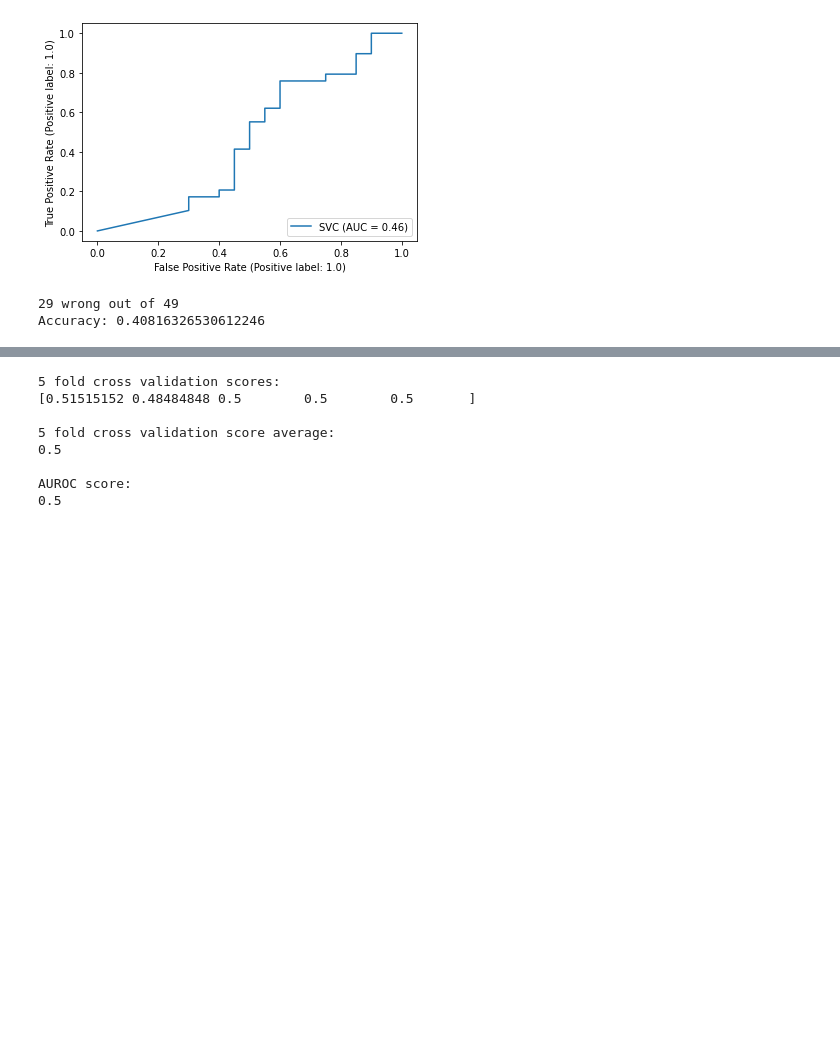
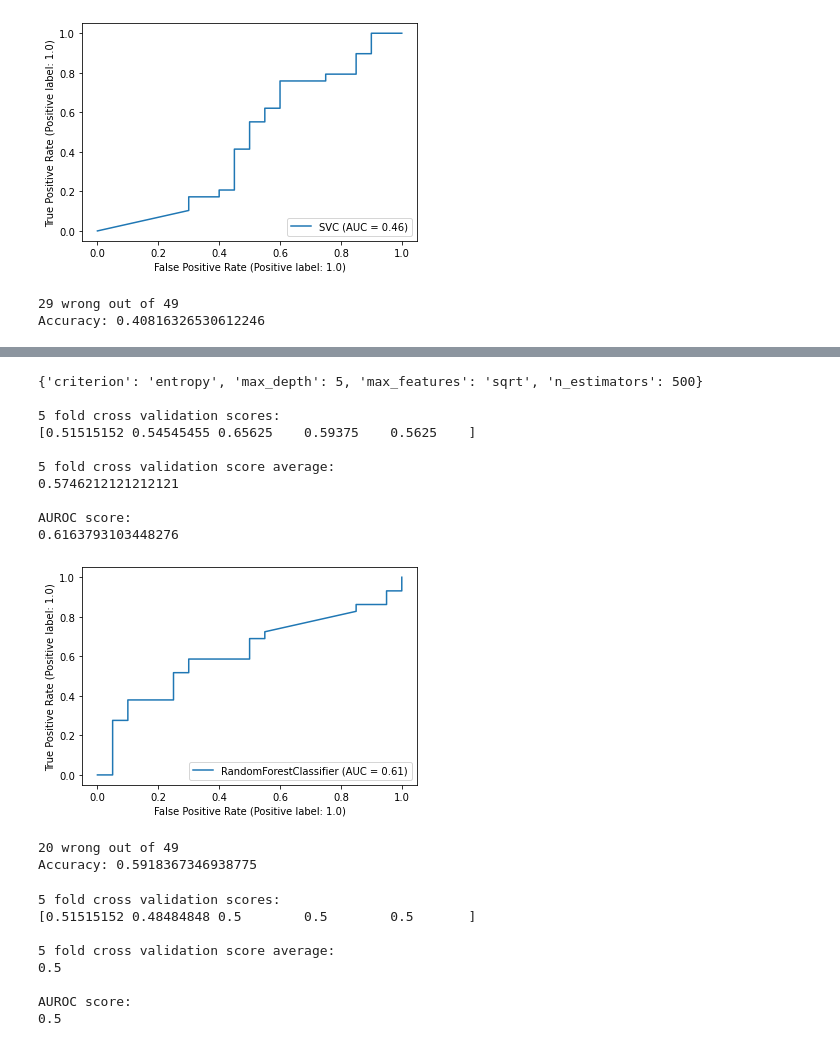
Before and after one commit to dhruv0811/GeneClassification, a Jupyter notebook: MicrogliaBinaryClassifier.ipynb, the cells around one changed output, grey strips where cells are left out. Saved outputs shown, nothing was run; the diff lists cells and outputs as text; code cells hidden in the pictures; blank space fills up the shorter version.

```diff
--- a/MicrogliaBinaryClassifier.ipynb
+++ b/MicrogliaBinaryClassifier.ipynb
@@ -43,3 +72,30 @@ Accuracy: 0.5918367346938775
+# %%
+param_grid = {
+    'n_estimators': [100, 200, 500],
+    'max_features': ['auto', 'sqrt', 'log2'],
+    'max_depth' : [3,4,5,6,7,8],
+    'criterion' :['gini', 'entropy']
+}
+
+grid_rfc = GridSearchCV(rfc, param_grid, cv=5)
+grid_rfc.fit(X_train, y_train)
+
+print(grid_rfc.best_params_)
+evaluate_model(grid_rfc.best_estimator_, X_full, y_full, X_test, y_test, scores)
+# %% [output]
+{'criterion': 'entropy', 'max_depth': 5, 'max_features': 'sqrt', 'n_estimators': 500}
+
+5 fold cross validation scores:
+[0.51515152 0.54545455 0.65625    0.59375    0.5625    ]
+
+5 fold cross validation score average:
+0.5746212121212121
+
+AUROC score:
+0.6163793103448276
+[figure, added]
+20 wrong out of 49
+Accuracy: 0.5918367346938775
 # %%
 knn = KNeighborsClassifier(n_neighbors=100)
 knn.fit(X_train, y_train)
```
Also changed, not shown: parts of 13 cells of this notebook, 2 other files.
